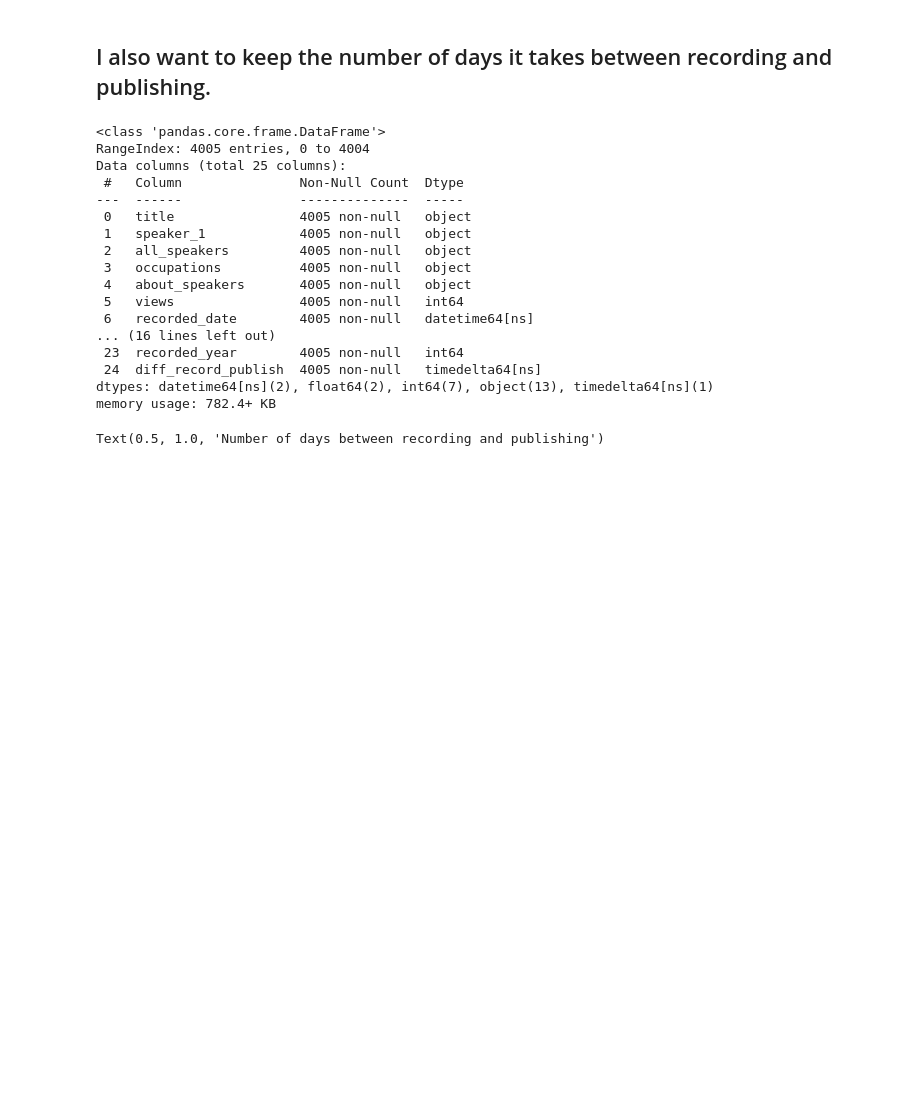
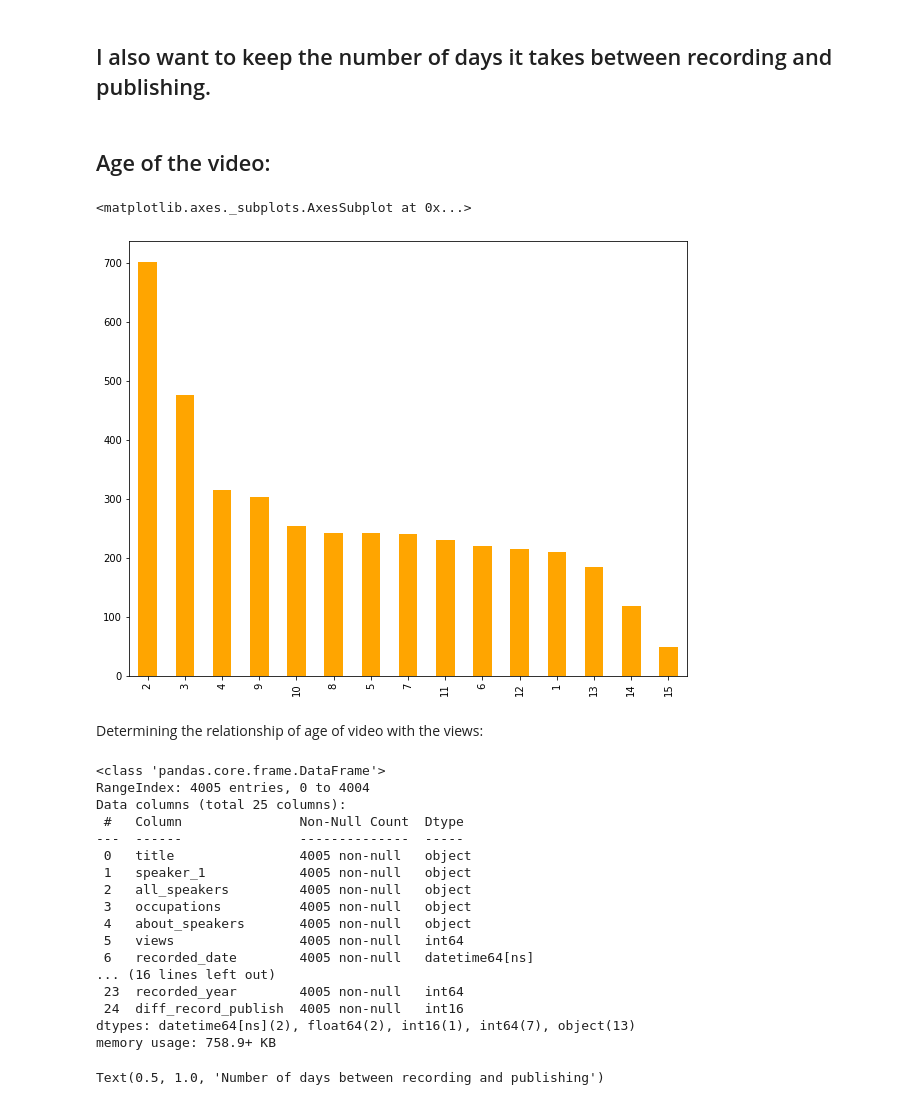
Before and after one commit to sspaulc/TED_TALKS_VIEWS_PREDICTION, a Jupyter notebook: Sanchita_Ted_Talks_Views.ipynb, the cells around one changed output. Drawn from its saved outputs; the diff is of its cells as text; code cells hidden in the pictures; blank space fills up the shorter version.

```diff
--- a/Sanchita_Ted_Talks_Views.ipynb
+++ b/Sanchita_Ted_Talks_Views.ipynb
@@ -223,3 +209,18 @@ data['diff_record_publish']= data['published_date']- data['recorded_date']
+# %% [markdown]
+## Age of the video:
+# %%
+current_date= datetime.datetime(2021,5,18)
+# %%
+data['age_of_video']= current_date.year- data['published_year']
+# %%
+#Plotting the age of most videos
+
+data['age_of_video'].value_counts().sort_values(ascending=False).plot(kind='bar', color= 'orange')
+# %% [output]
+<matplotlib.axes._subplots.AxesSubplot at 0x...>
+[figure, added]
+# %% [markdown]
+Determining the relationship of age of video with the views:
 # %%
 data.info()
 # %% [output]
@@ -237,6 +238,6 @@ Data columns (total 25 columns):
  6   recorded_date        4005 non-null   datetime64[ns]
 ... (16 lines left out)
  23  recorded_year        4005 non-null   int64
- 24  diff_record_publish  4005 non-null   timedelta64[ns]
-dtypes: datetime64[ns](2), float64(2), int64(7), object(13), timedelta64[ns](1)
-memory usage: 782.4+ KB
+ 24  diff_record_publish  4005 non-null   int16
+dtypes: datetime64[ns](2), float64(2), int16(1), int64(7), object(13)
+memory usage: 758.9+ KB
```
Also changed, not shown: parts of 102 cells of this notebook.
